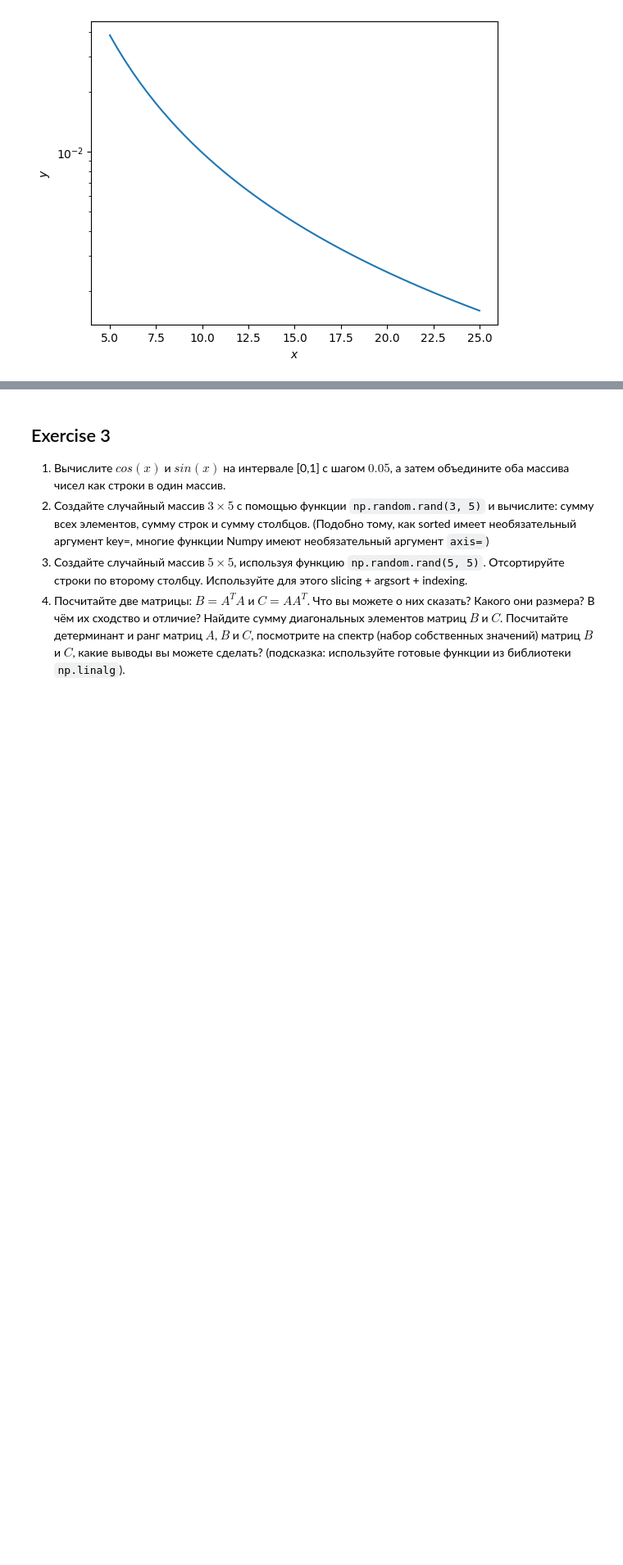
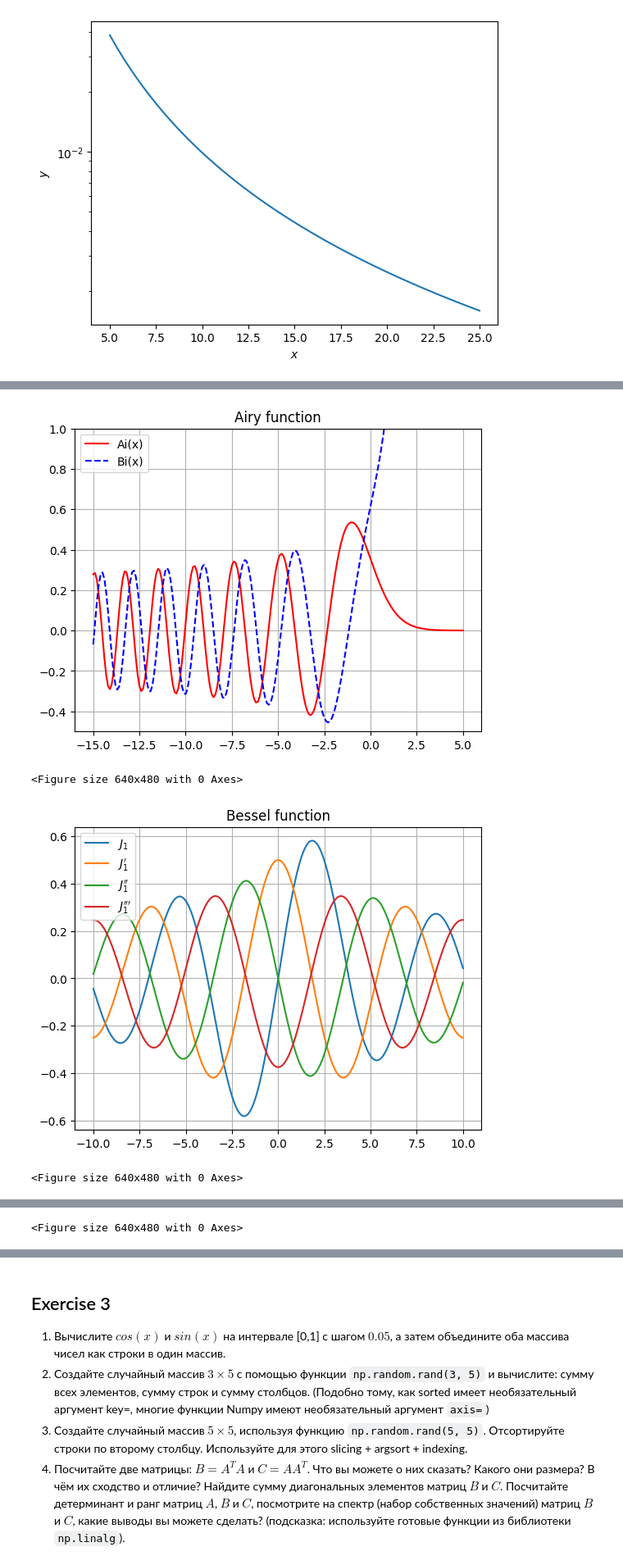
Before and after one commit to korotandr/MathPack2024, a Jupyter notebook: homework-04/homework-practice-04-numpy_matplotlib.ipynb, the cells around one changed output, grey strips where cells are left out. Shown at 82% size. Cells and saved outputs as stored; diff of their text form; code cells hidden in the pictures; blank space fills up the shorter version.

```diff
--- a/homework-04/homework-practice-04-numpy_matplotlib.ipynb
+++ b/homework-04/homework-practice-04-numpy_matplotlib.ipynb
@@ -179,0 +161,61 @@ plt.plot(x, sc.special.bdtr(x, len(x), 0.9), 'r', label='Ai(x)')
+# %%
+#3
+import numpy as np
+import matplotlib.pyplot as plt
+import scipy as sc
+from scipy.special import jvp
+from scipy.special import spherical_jn
+from scipy.special import struve
+
+x = np.linspace(-15, 5, 201)
+ai, aip, bi, bip = sc.special.airy(x)
+plt.plot(x, ai, 'r', label='Ai(x)')
+plt.plot(x, bi, 'b--', label='Bi(x)')
+plt.ylim(-0.5, 1.0)
+plt.grid()
+plt.legend(loc='upper left')
+plt.title('Airy function')
+plt.show()
+plt.show()
+
+plt.clf()
+
+x = np.linspace(-10, 10, 1000)
+fig, ax = plt.subplots()
+ax.plot(x, jvp(1, x, 0), label=r"$J_1$")
+ax.plot(x, jvp(1, x, 1), label=r"$J_1'$")
+ax.plot(x, jvp(1, x, 2), label=r"$J_1''$")
+ax.plot(x, jvp(1, x, 3), label=r"$J_1'''$")
+plt.grid()
+plt.legend()
+plt.title('Bessel function')
+plt.show()
+
+plt.clf()
+
+x = np.arange(0.0, 10.0, 0.01)
+fig, ax = plt.subplots()
+ax.set_ylim(-0.5, 1.5)
+plt.title('Spherical Bessel functions $j_n$')
+for n in np.arange(0, 4):
+    ax.plot(x, spherical_jn(n, x), label=rf'$j_{n}$')
+plt.grid()
+plt.legend(loc='best')
+plt.show()
+
+plt.clf()
+
+fig, ax = plt.subplots()
+x = np.linspace(-10., 10., 1000)
+for i in range(4):
+    ax.plot(x, struve(i, x), label=f'$H_{i!r}$')
+plt.grid()
+ax.legend(ncol=2)
+ax.set_xlim(-10, 10)
+plt.title(r"Struve functions $H_{\nu}$")
+plt.show()
+# %% [output]
+[figure, added]
+<Figure size 640x480 with 0 Axes>
+[figure, added]
+<Figure size 640x480 with 0 Axes>
@@ -179,0 +223 @@ plt.plot(x, sc.special.bdtr(x, len(x), 0.9), 'r', label='Ai(x)')
+<Figure size 640x480 with 0 Axes>
```
Also changed, not shown: parts of 10 cells of this notebook.
